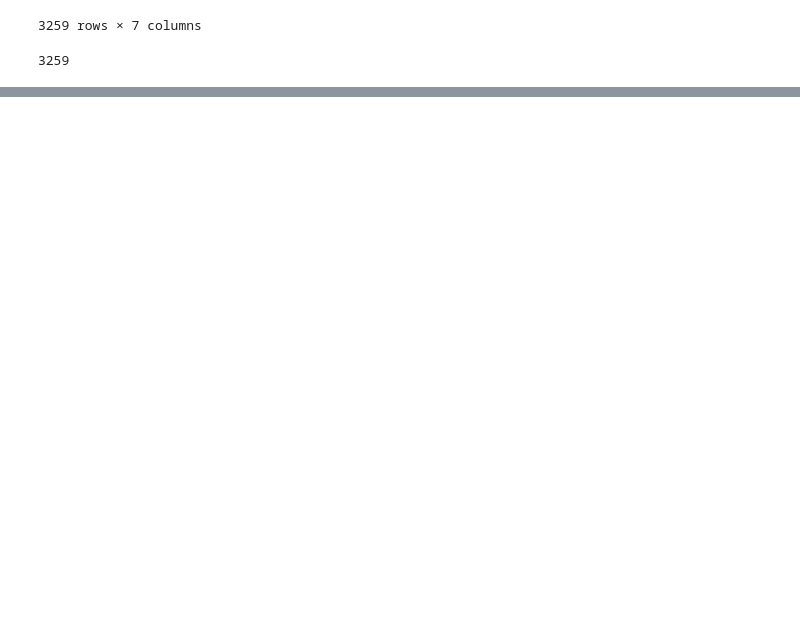
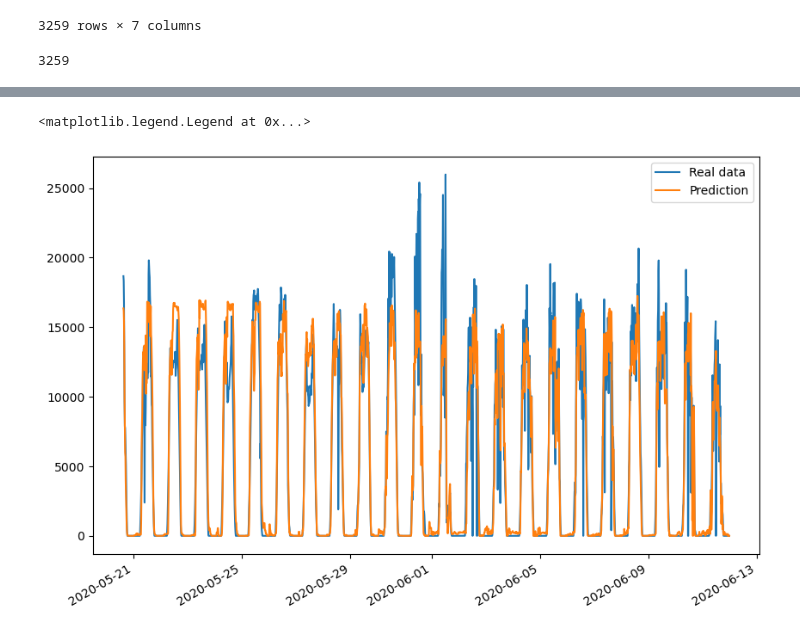
Before and after one commit to Enginedeer/AML_project, a Jupyter notebook: TimeSeries_Jacob.ipynb, the cells around one changed output, grey strips where cells are left out. Saved outputs shown, nothing was run; the diff lists cells and outputs as text; code cells hidden in the pictures; blank space fills up the shorter version.

Commit message:
Plotted forecast in TimeSeries_Jacob

```diff
--- a/TimeSeries_Jacob.ipynb
+++ b/TimeSeries_Jacob.ipynb
@@ -159,9 +145,8 @@ print(len(weather_data['DATE_TIME'].unique()))
 3259 rows × 7 columns
 3259
 # %%
-time=generation_summed['DATE_TIME']
-DC=generation_summed['DC_POWER']
-
-plt.plot(time[:100],DC[:100])
-plt.xticks(rotation=30, ha='right')
+X=df.drop(['DATE_TIME','DC_POWER','DAILY_YIELD','AC_POWER'],axis=1)
+y=df['AC_POWER']
+display(X)
+display(y)
 # %% [output]
@@ -179,0 +198,19 @@ plt.xticks(rotation=30, ha='right')
+# %%
+scaler=StandardScaler()
+scaler.fit(X)
+
+X_test=pd.DataFrame(scaler.transform(X_test))
+X_train=pd.DataFrame(scaler.transform(X_train))
+# %%
+knn=neighbors.KNeighborsRegressor(n_neighbors=20)
+knn.fit(X_train.iloc[fold1_train,:],y_train.iloc[fold1_train])
+fold1_prediction=knn.predict(X_train.iloc[fold1_test,:])
+
+knn.fit(X_train.iloc[fold2_train,:],y_train.iloc[fold2_train])
+fold2_prediction=knn.predict(X_train.iloc[fold2_test,:])
+
+knn.fit(X_train.iloc[fold3_train,:],y_train.iloc[fold3_train])
+fold3_prediction=knn.predict(X_train.iloc[fold3_test,:])
+
+knn.fit(X_train.iloc[fold4_train,:],y_train.iloc[fold4_train])
+fold4_prediction=knn.predict(X_train.iloc[fold4_test,:])
@@ -179,0 +235,13 @@ plt.xticks(rotation=30, ha='right')
+# %%
+Dates=df.iloc[fold1_test[0]:2683,:]['DATE_TIME']
+predictions=np.concatenate((fold1_prediction,fold2_prediction,fold3_prediction,fold4_prediction))
+
+plt.figure(figsize=(10,6))
+plt.plot(Dates, y_train.iloc[fold1_test[0]:2683])
+plt.plot(Dates, predictions)
+
+plt.xticks(rotation=30, ha='right')
+plt.legend(['Real data','Prediction'])
+# %% [output]
+<matplotlib.legend.Legend at 0x...>
+[figure, added]
```
Also changed, not shown: parts of 6 cells of this notebook, 1 other file.
